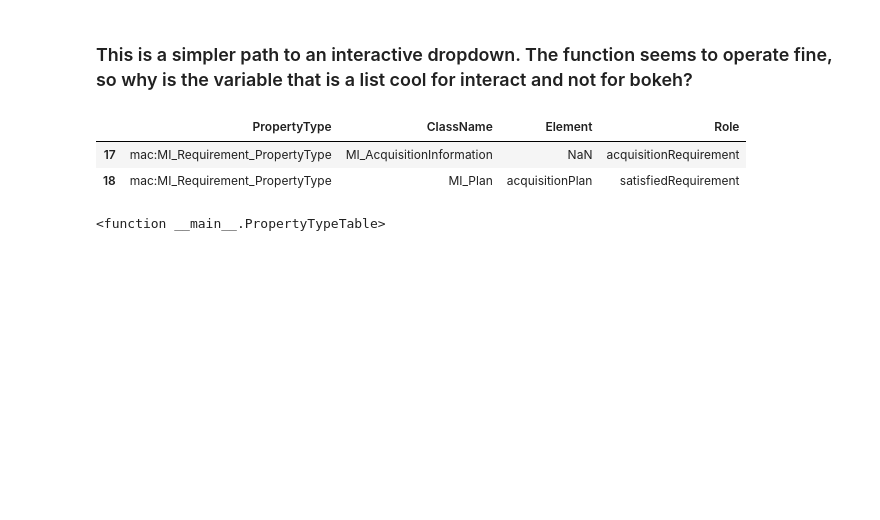
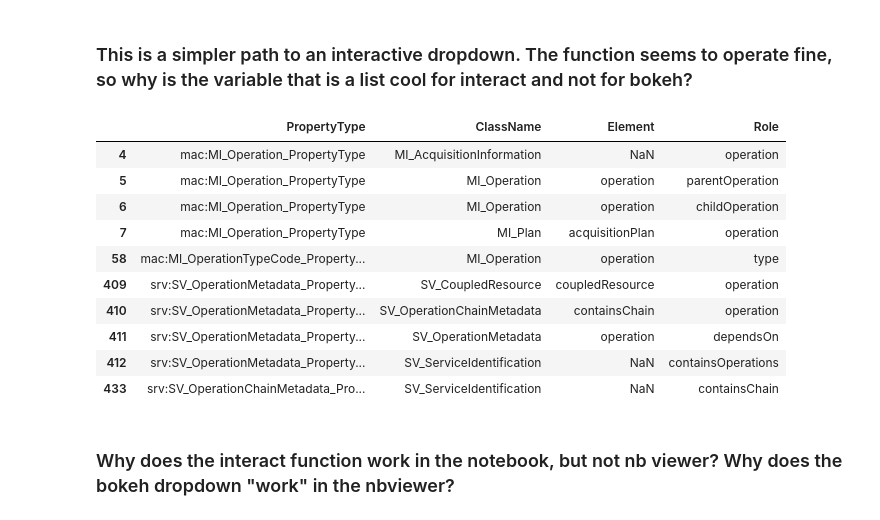
Before and after one commit to scgordon/learnJuPYter, a Jupyter notebook: Notebooks/Building Block Objects.ipynb, the cells around one changed output. Cells and saved outputs as stored; diff of their text form; code cells hidden in the pictures; blank space fills up the shorter version.

Commit message:
nbviewerMarkdown
additional testing of dropdowns

```diff
--- a/Notebooks/Building Block Objects.ipynb
+++ b/Notebooks/Building Block Objects.ipynb
@@ -86,7 +82,16 @@ b
 # %%
-interact(PropertyTypeTable, PropertyType=["Requirement", "Objective", "Operation", "Platform"], layout=b)
+interact(PropertyTypeTable, PropertyType=["Requirement", "Objective", "Operation", "Platform"])
 # %% [output]
 |  | PropertyType | ClassName | Element | Role |
-| 17 | mac:MI_Requirement_PropertyType | MI_AcquisitionInformation | NaN | acquisitionRequirement |
-| 18 | mac:MI_Requirement_PropertyType | MI_Plan | acquisitionPlan | satisfiedRequirement |
+| 4 | mac:MI_Operation_PropertyType | MI_AcquisitionInformation | NaN | operation |
+| 5 | mac:MI_Operation_PropertyType | MI_Operation | operation | parentOperation |
+| 6 | mac:MI_Operation_PropertyType | MI_Operation | operation | childOperation |
+| 7 | mac:MI_Operation_PropertyType | MI_Plan | acquisitionPlan | operation |
+| 58 | mac:MI_OperationTypeCode_Property... | MI_Operation | operation | type |
+| 409 | srv:SV_OperationMetadata_Property... | SV_CoupledResource | coupledResource | operation |
+| 410 | srv:SV_OperationMetadata_Property... | SV_OperationChainMetadata | containsChain | operation |
+| 411 | srv:SV_OperationMetadata_Property... | SV_OperationMetadata | operation | dependsOn |
+| 412 | srv:SV_OperationMetadata_Property... | SV_ServiceIdentification | NaN | containsOperations |
+| 433 | srv:SV_OperationChainMetadata_Pro... | SV_ServiceIdentification | NaN | containsChain |
-<function __main__.PropertyTypeTable>
+# %% [markdown]
+### Why does the interact function work in the notebook, but not nb viewer? Why does the bokeh dropdown "work" in the nbviewer?
```
Also changed, not shown: parts of 1 cell of this notebook.
